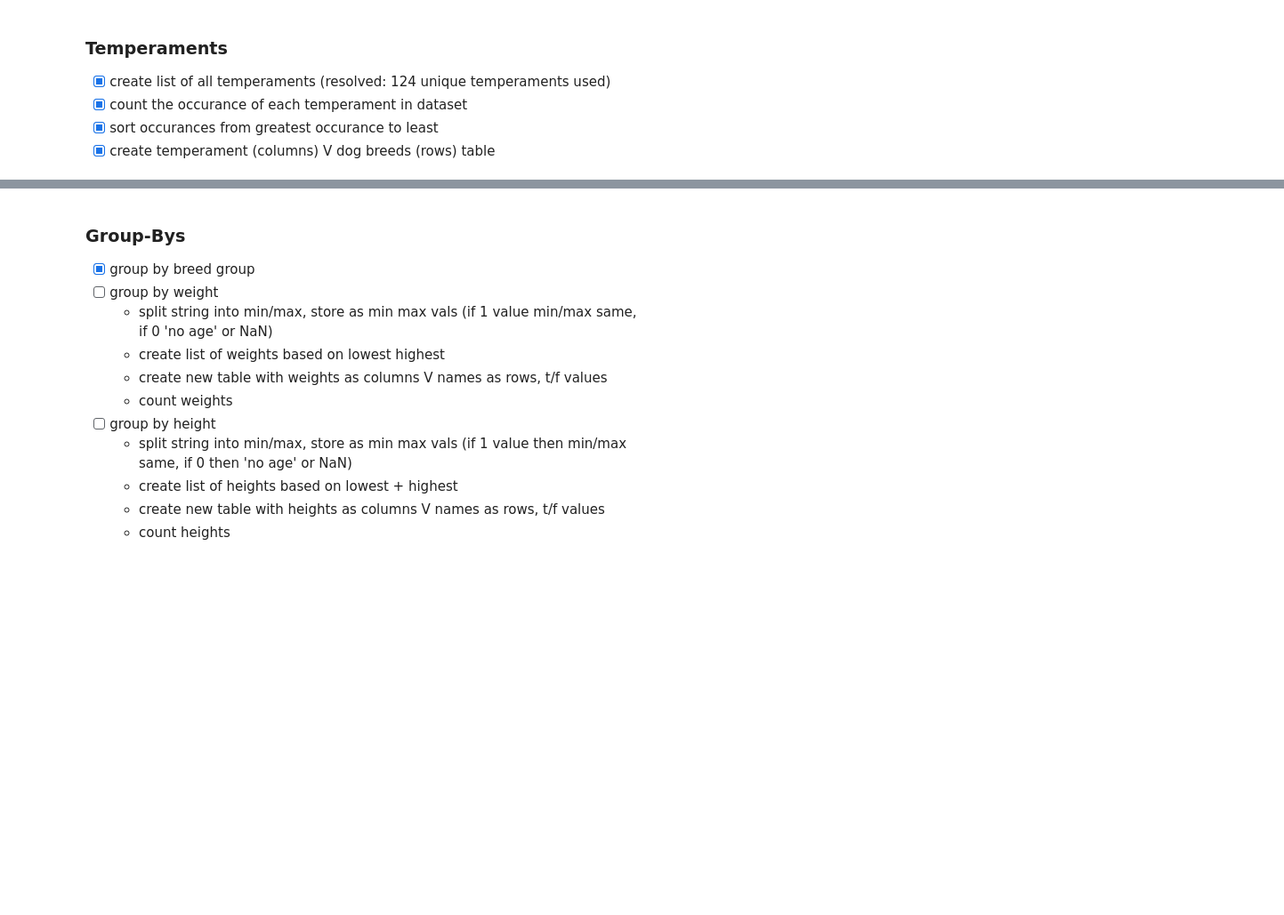
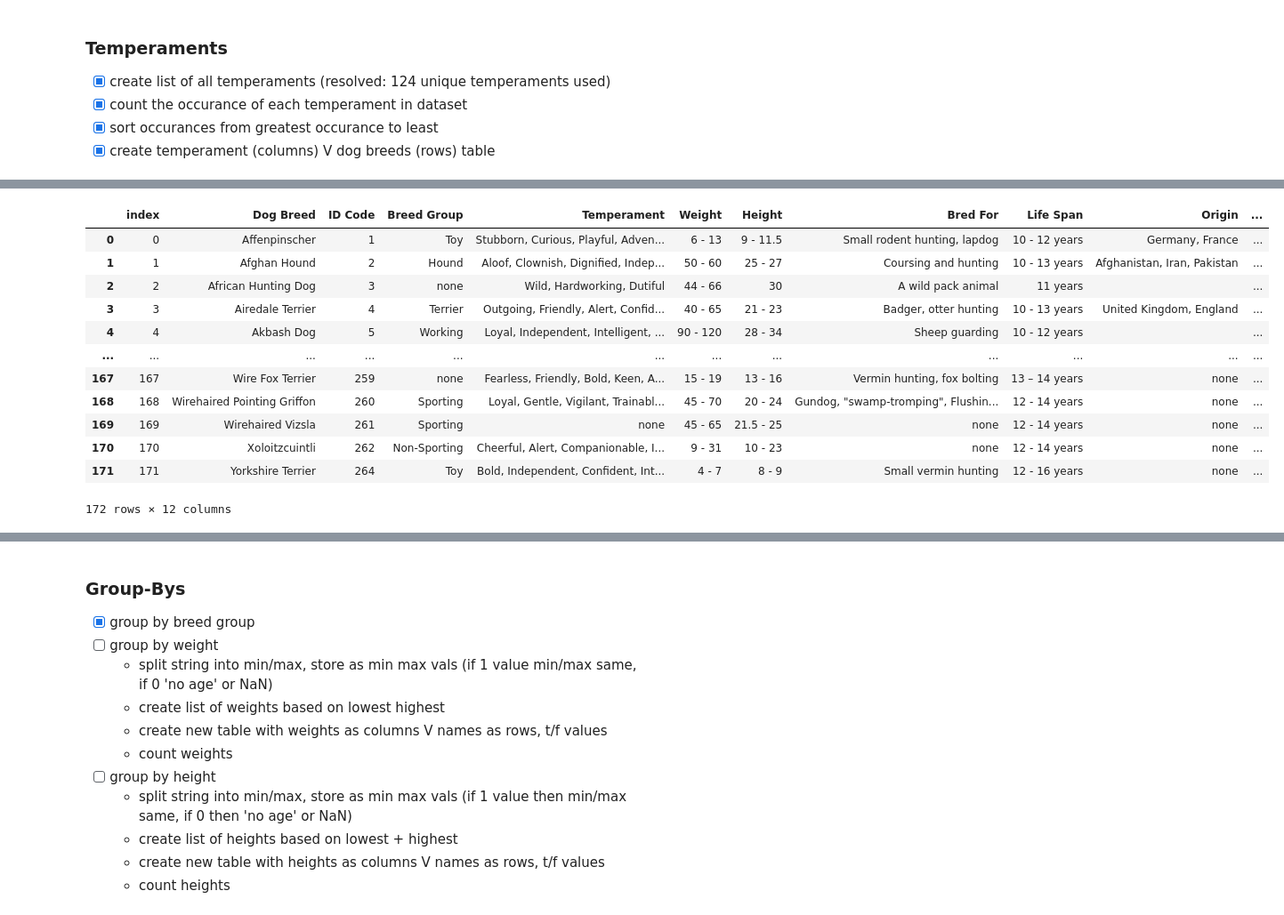
Before and after one commit to chelseasenter/Doggo-Webpage, a Jupyter notebook: Input/dog-breed.ipynb, the cells around one changed output, grey strips where cells are left out. Shown: that part at 89% size. Cells and saved outputs as stored; diff of their text form; code cells hidden in the pictures; blank space fills up the shorter version.

```diff
--- a/Input/dog-breed.ipynb
+++ b/Input/dog-breed.ipynb
@@ -182,0 +243,18 @@ temp_dogs_table = pd.DataFrame(all_dogs, columns= column_names)
+# %%
+# add dog_breed ID to dogs_df
+dogs_df_id = dogs_df.reset_index()
+dogs_df_id
+# %% [output]
+|  | index | Dog Breed | ID Code | Breed Group | Temperament | Weight | Height | Bred For | Life Span | Origin | ... |
+| 0 | 0 | Affenpinscher | 1 | Toy | Stubborn, Curious, Playful, Adven... | 6 - 13 | 9 - 11.5 | Small rodent hunting, lapdog | 10 - 12 years | Germany, France | ... |
+| 1 | 1 | Afghan Hound | 2 | Hound | Aloof, Clownish, Dignified, Indep... | 50 - 60 | 25 - 27 | Coursing and hunting | 10 - 13 years | Afghanistan, Iran, Pakistan | ... |
+| 2 | 2 | African Hunting Dog | 3 | none | Wild, Hardworking, Dutiful | 44 - 66 | 30 | A wild pack animal | 11 years |  | ... |
+| 3 | 3 | Airedale Terrier | 4 | Terrier | Outgoing, Friendly, Alert, Confid... | 40 - 65 | 21 - 23 | Badger, otter hunting | 10 - 13 years | United Kingdom, England | ... |
+| 4 | 4 | Akbash Dog | 5 | Working | Loyal, Independent, Intelligent, ... | 90 - 120 | 28 - 34 | Sheep guarding | 10 - 12 years |  | ... |
+| ... | ... | ... | ... | ... | ... | ... | ... | ... | ... | ... | ... |
+| 167 | 167 | Wire Fox Terrier | 259 | none | Fearless, Friendly, Bold, Keen, A... | 15 - 19 | 13 - 16 | Vermin hunting, fox bolting | 13 – 14 years | none | ... |
+| 168 | 168 | Wirehaired Pointing Griffon | 260 | Sporting | Loyal, Gentle, Vigilant, Trainabl... | 45 - 70 | 20 - 24 | Gundog, "swamp-tromping", Flushin... | 12 - 14 years | none | ... |
+| 169 | 169 | Wirehaired Vizsla | 261 | Sporting | none | 45 - 65 | 21.5 - 25 | none | 12 - 14 years | none | ... |
+| 170 | 170 | Xoloitzcuintli | 262 | Non-Sporting | Cheerful, Alert, Companionable, I... | 9 - 31 | 10 - 23 | none | 12 - 14 years | none | ... |
+| 171 | 171 | Yorkshire Terrier | 264 | Toy | Bold, Independent, Confident, Int... | 4 - 7 | 8 - 9 | Small vermin hunting | 12 - 16 years | none | ... |
+172 rows × 12 columns
```
Also changed, not shown: parts of 9 cells of this notebook, 1 other file.
